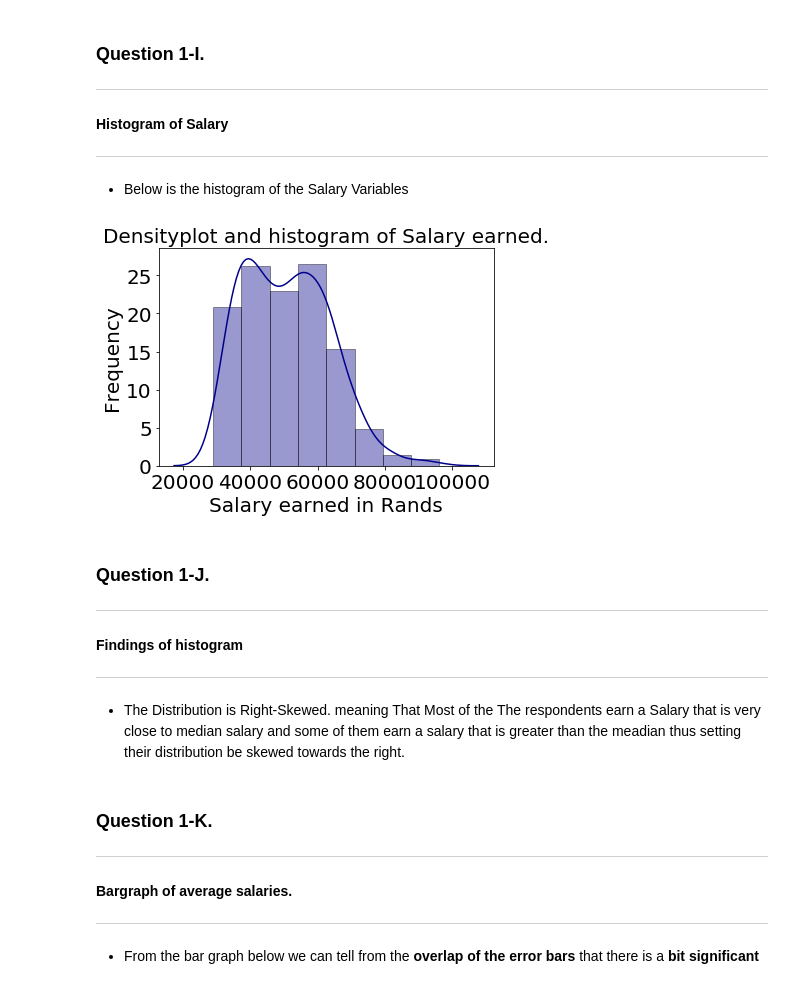
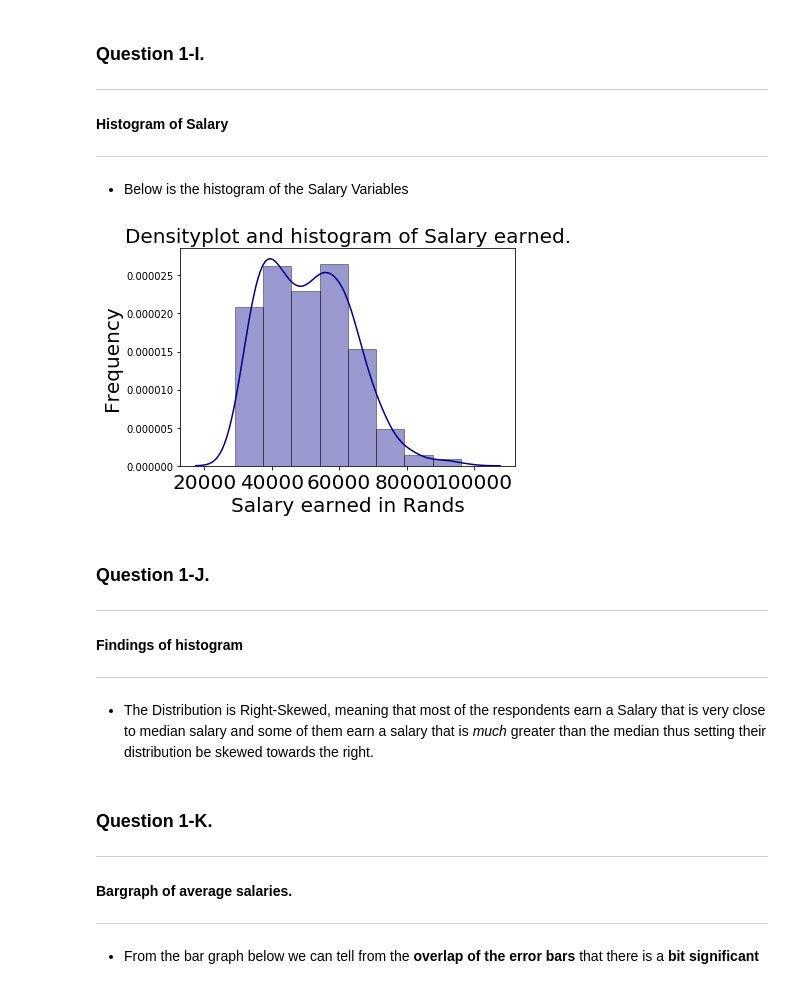
Before and after one commit to Umuzi-org/salary, a Jupyter notebook: Johan Khanye - Salary assignment.ipynb, the cells around one changed output. Cells and saved outputs as stored; diff of their text form; code cells hidden in the pictures.

```diff
--- a/Johan Khanye - Salary assignment.ipynb
+++ b/Johan Khanye - Salary assignment.ipynb
@@ -244,20 +260,22 @@ Females make up 9.004739336492891% of the profesional, whilst males make up 90.9
 # %%
 #plotting
 sns.distplot(salaryfree, hist=True,bins=8, color = 'darkblue',hist_kws={'edgecolor':'black'})
 plot.title('Densityplot and histogram of Salary earned.',fontsize=20)
 plot.xlabel("Salary earned in Rands",fontsize=20)
 plot.ylabel("Frequency",fontsize=20)
 plot.xticks(fontsize=20)
-plot.yticks([0.000000,0.000005,0.000010,0.000015,0.000020,0.000025],("0","5","10","15","20","25"),fontsize=20)
+#plot.yticks([0.000000,0.000005,0.000010,0.000015,0.000020,0.000025],("0","5","10","15","20","25"),fontsize=20)
 plot.show()
+
+#the x-axis might my easier to read if the scale is given in thousands of dollars (e.g. ticks 20,40,60,80)
 # %% [output]
-[figure, old version]
+[figure, new version]
 # %% [markdown]
 ### Question 1-J.
 ------------
 #### Findings of histogram
 -------------
-* The Distribution is Right-Skewed. meaning That Most of the The respondents earn a Salary that is very close to median salary and some of them earn a salary that is greater than the meadian thus setting their distribution be skewed towards the right.
+* The Distribution is Right-Skewed, meaning that most of the respondents earn a Salary that is very close to median salary and some of them earn a salary that is *much* greater than the median thus setting their distribution be skewed towards the right.
 # %% [markdown]
 ### Question 1-K.
 ---------------
```
Also changed, not shown: parts of 21 cells of this notebook, 1 other file.
